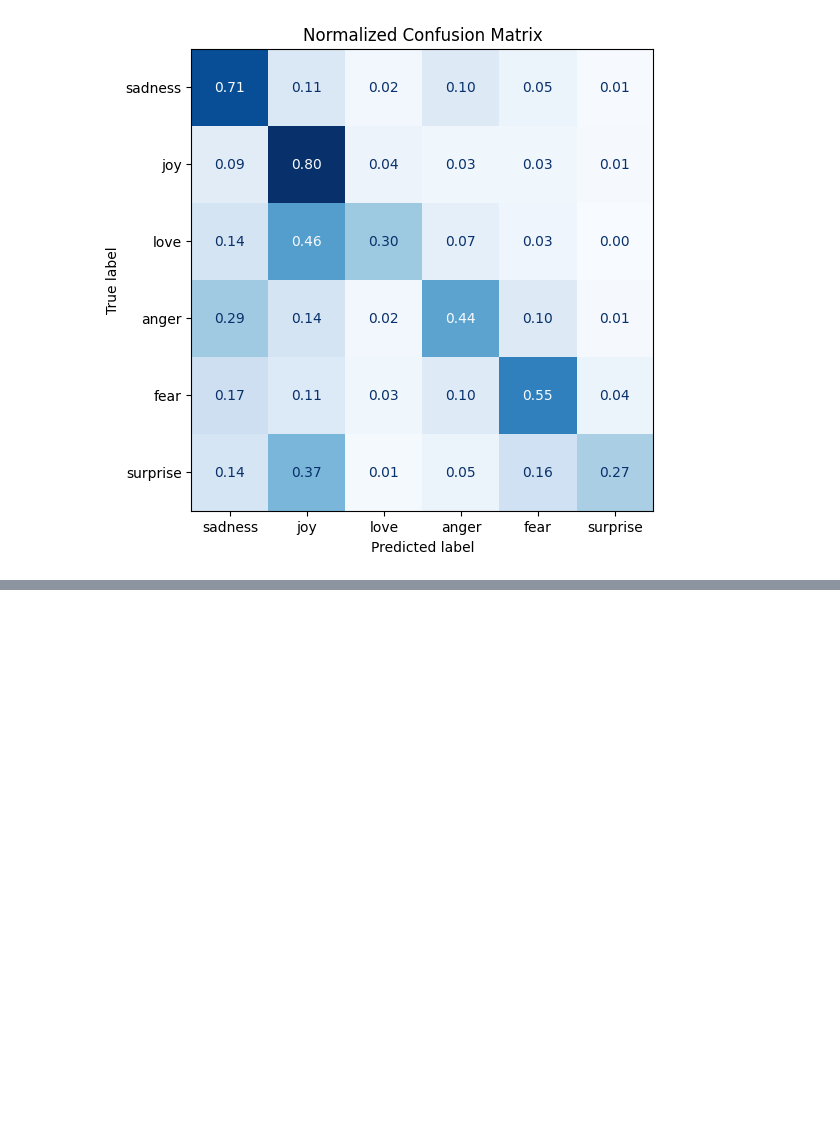
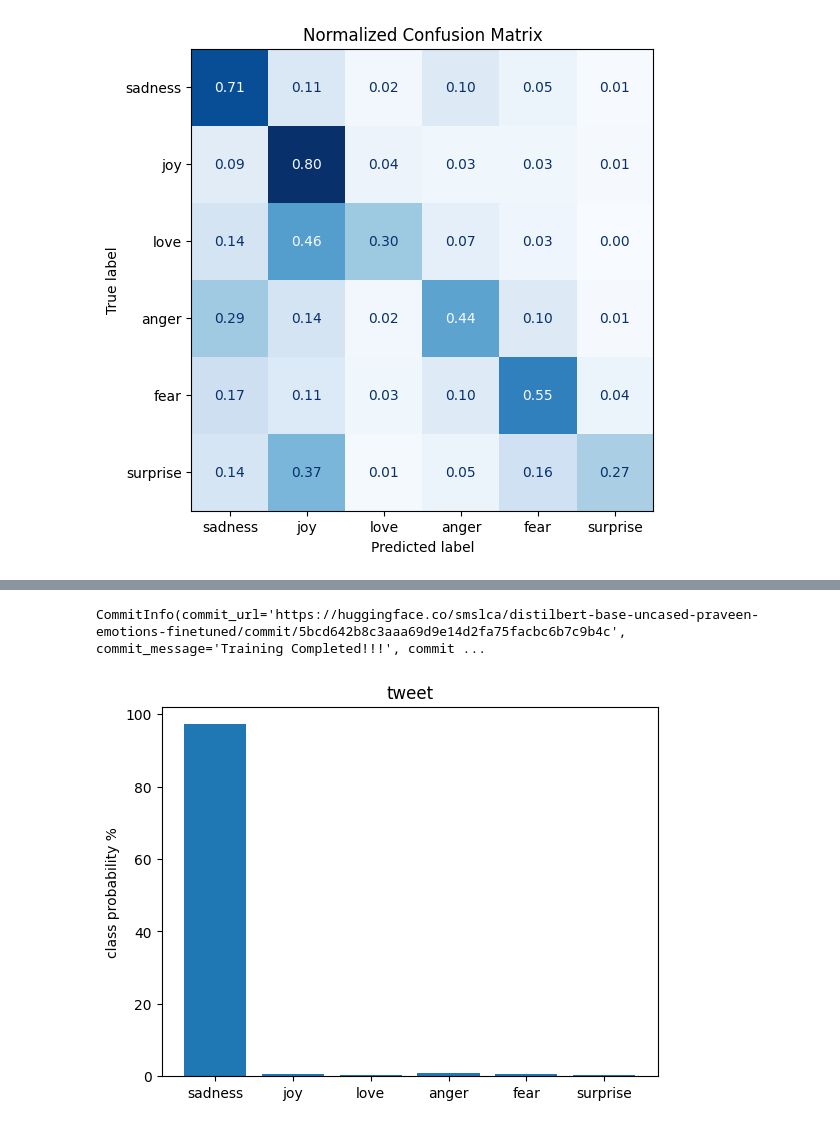
Before and after one commit to smslca/Huggigfaces, a Jupyter notebook: Text_Classification_using_HuggingFaces.ipynb, the cells around one changed output, grey strips where cells are left out. Drawn from its saved outputs; the diff is of its cells as text; code cells hidden in the pictures; blank space fills up the shorter version.

```diff
--- a/Text_Classification_using_HuggingFaces.ipynb
+++ b/Text_Classification_using_HuggingFaces.ipynb
@@ -286,0 +388,4 @@ plot_confusion_matrix(y_preds,y_valid,labels)
+# %%
+trainer.push_to_hub(commit_message="Training Completed!!!")
+# %% [output]
+CommitInfo(commit_url='https://huggingface.co/smslca/distilbert-base-uncased-praveen-emotions-finetuned/commit/5bcd642b8c3aaa69d9e14d2fa75facbc6b7c9b4c', commit_message='Training Completed!!!', commit ...
@@ -286,0 +394,14 @@ plot_confusion_matrix(y_preds,y_valid,labels)
+# %%
+model_id = 'smslca/distilbert-base-uncased-praveen-emotions-finetuned'
+classifier = pipeline('text-classification',model=model_id)
+tweet = "I saw a horrible movie today"
+preds = classifier(tweet,return_all_scores=True)
+# %%
+import pandas as pd
+preds_df = pd.DataFrame(preds[0])
+plt.bar(labels,100*preds_df['score'])
+plt.title(f'tweet')
+plt.ylabel('class probability %')
+plt.show()
+# %% [output]
+[figure, added]
```
Also changed, not shown: parts of 18 cells of this notebook.
